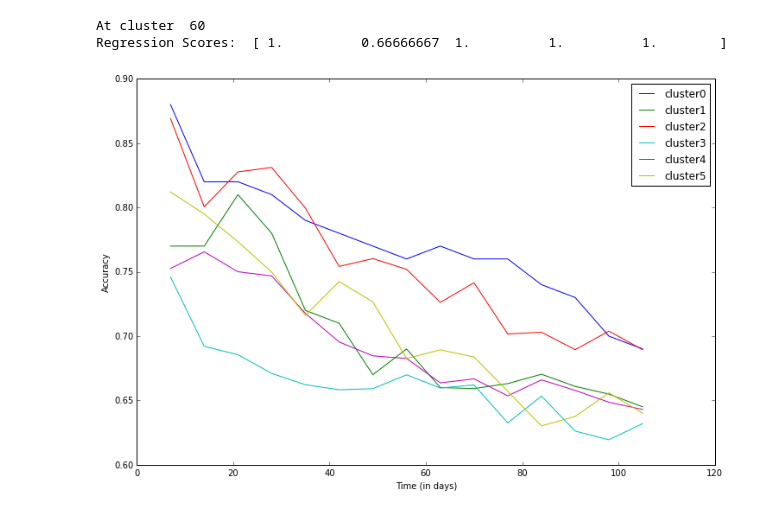
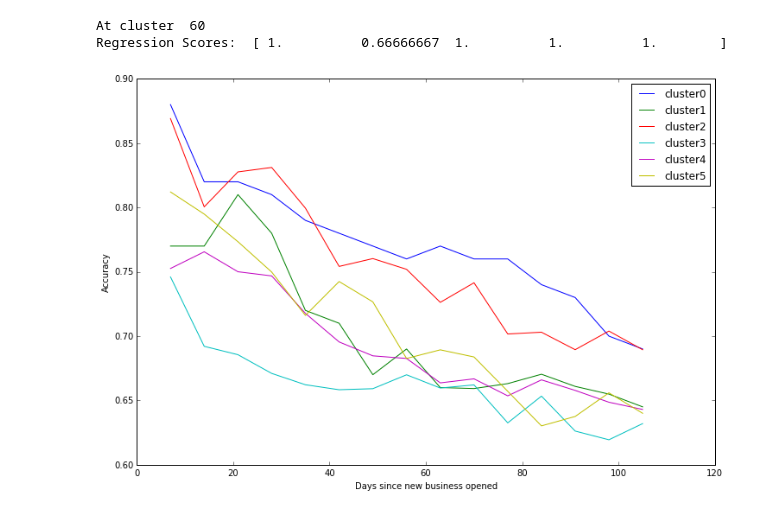
Before and after one commit to dbjnbnrj/newbusiness, a Jupyter notebook: conditional_mean_new-Copy1.ipynb, the cells around one changed output. Saved outputs shown, nothing was run; the diff lists cells and outputs as text; code cells hidden in the pictures.

Commit message:
Adding time range stuff

```diff
--- a/conditional_mean_new-Copy1.ipynb
+++ b/conditional_mean_new-Copy1.ipynb
@@ -275,11 +291,26 @@ print "Completed cluster ", c, " time taken ", time.time() - stime
 # %% [markdown]
 Calculating Accuracy For Neighbourhood
 # %%
+results = {}
+
 logistic = linear_model.LogisticRegression()
-clf = SVC(kernel='rbf')
 
-X, Y = createTrainingData(clusterFlag=False, neighbour= u'The Strip', sampleAll=False, maxsamples=20000)
-X_np, Y_np = np.array(X), np.array(Y)
-scores = cross_validation.cross_val_score(logistic, X_np, Y_np, cv=5)
-print("Logistic Regression Accuracy: %0.2f (+/- %0.2f)" % (scores.mean(), scores.std() * 2))
+gb_business = pd_lasvegas.groupby(u'neighborhoods')
+print len(gb_business)
+for n, details in gb_business:
+
+    if n == "":
+        continue
+
+    X, Y, sz = createTrainingData(clusterFlag=False, neighbour=n, sampleAll=False, maxsamples=20000)
+    X_np, Y_np = np.array(X), np.array(Y)
+
+    if len(X_np) > 100:
+        scores1 = cross_validation.cross_val_score(logistic, X_np, Y_np, cv=5)
+        results[n] = []
+        results[n].append(sz)
+        results[n].append(scores1.mean())
+        print n, results[n]
+for key, value in results.iteritems():
+    print key, "|", value[0] ,"|", value[1]
 # %% [output]
@@ -349,19 +410,19 @@ Regression Scores:  [ 1.          0.66666667  1.          1.          1.
 # %%
 time = [7, 14, 21, 28, 35, 42, 49, 56, 63, 70, 77, 84, 91, 98, 105]
 C = [
 [0.88, 0.82, 0.82, 0.81, 0.79, 0.78, 0.77, 0.76, 0.77,  0.76, 0.76, 0.74, .73, .70, .69],
 [0.77, 0.77, 0.81, 0.78, 0.72, 0.71 , 0.67, 0.69, 0.66, 0.65922850600988103, 0.66307385229540916, 0.6703791216418078, 0.66090131664524376, 0.6549169707573107, 0.64501339573049921],
 [0.86914689816544333, 0.80050578806541528, 0.82768965827494512, 0.83113273515625252, 0.79952520905234825, 0.75419092891756923, 0.7602870813397129, 0.75194682149178327, 0.72625266097257579, 0.74146502859237062, 0.7016679113766493, 0.70301923844234415, 0.68945409324314377, 0.70393347440251375, 0.68941968658969488],
 [0.74603725473247473, 0.69205801113897381, 0.68555649227538151, 0.6710266862169032, 0.66218921726228186, 0.65829576382679866, 0.65912616055631357, 0.66994144863451166, 0.65963348192174343, 0.66206558981889374, 0.63256427326694675, 0.65334609968115187, 0.62616073163041275, 0.61940574409490368, 0.63198323301191839],
 [0.75258850730587146, 0.76555147710828653,0.75005007404897195, 0.74683111326768414, 0.71772044794018741, 0.69547525242501984, 0.68467261904761911, 0.68262931234252222, 0.66364958656032036, 0.66676619147798877, 0.65355867359297637, 0.66597222222222219, 0.65778769841269846, 0.64860634142419327, 0.64299092429713656],
 [0.81208932963338309, 0.79488128683096593, 0.77341276656395275, 0.74982523717544791, 0.71611920334139112, 0.7424333495846267, 0.72661764705882348, 0.68262469022286976, 0.68933832709113607, 0.68379048995599689, 0.65710044532409706, 0.63021130967779082, 0.63754709866549919, 0.65590277777777772, 0.64]
 ]
 
 for idx, c in enumerate(C):
     plt.plot(time,c, label="cluster"+str(idx))
 plt.legend()
 plt.ylabel("Accuracy")
-plt.xlabel("Time (in days)")
+plt.xlabel("Days since new business opened")
 plt.show()
 # %% [output]
-[figure, old version]
+[figure, new version]
```
Also changed, not shown: parts of 8 cells of this notebook.
